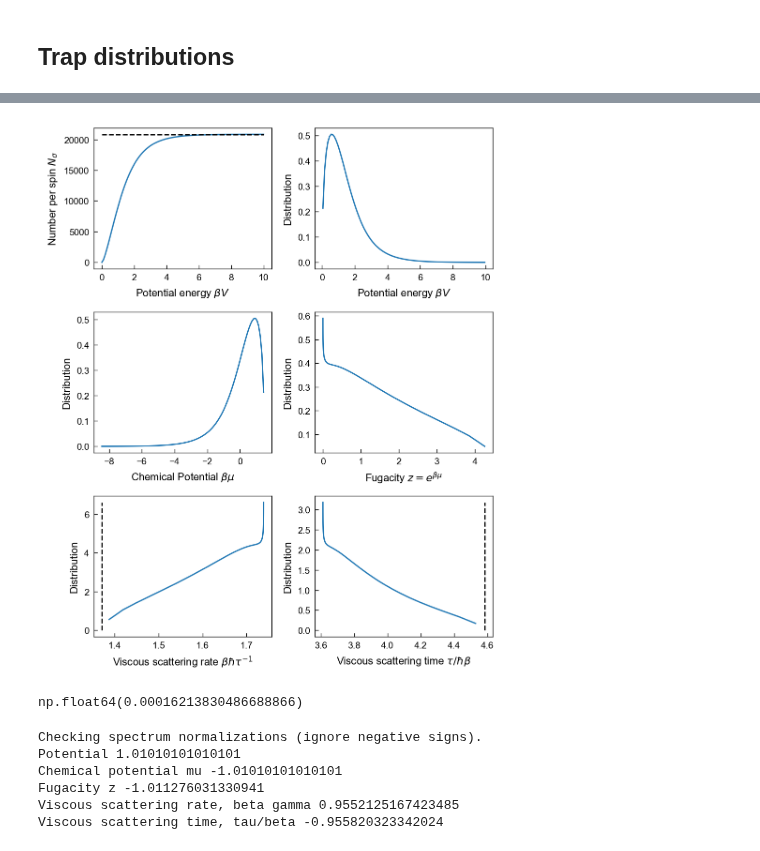
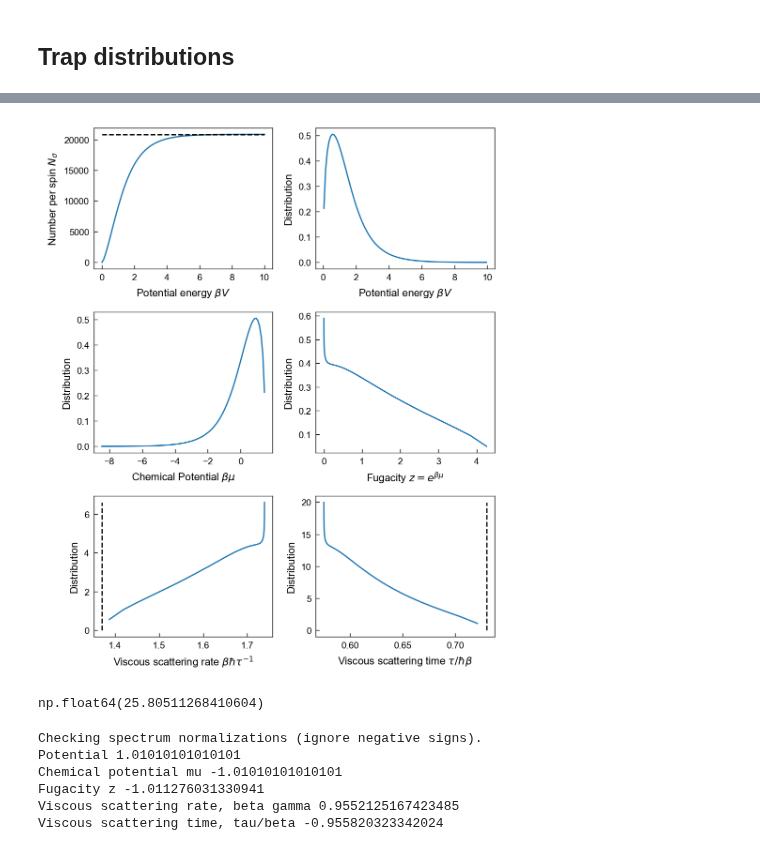
Before and after one commit to colinjdale/ChiPyLab, a Jupyter notebook: examples/plot_unitary_fermi_gas.ipynb, the cells around one changed output, grey strips where cells are left out. Cells and saved outputs as stored; diff of their text form; code cells hidden in the pictures.

```diff
--- a/examples/plot_unitary_fermi_gas.ipynb
+++ b/examples/plot_unitary_fermi_gas.ipynb
@@ -85,42 +85,43 @@ ax.set(xlabel=xlabel, ylabel=ylabel)#, xscale='log')
 ax.plot(zs, z_pdf)
 
 
 ### gamma
 gammas = betagamma(zs)
 gamma_jacobian = 1/0.0892  # Ignoring quadratic term.
 gamma_pdf = z_pdf * gamma_jacobian
 
 # np.trapezoid(Ns_pdf/z_pdf*gamma_jacobian, x=gamma_pdf)
 
 xlabel = r'Viscous scattering rate $\beta\hbar \tau^{-1}$'
 ylabel = r'Distribution'
 
 ax = axs[4]
 ax.set(xlabel=xlabel, ylabel=ylabel)
 ax.plot(gammas, gamma_pdf)
 ax.vlines(TUG.gamma/TUG.T, 0, np.max(gamma_pdf), linestyle='--', color='k')
 
 
 ### tau
-taus = 1/gammas * 2*pi
-tau_jacobian = lambda tau: 1/tau**2 * 2*pi
+taus = 1/(gammas)
+tau_jacobian = lambda tau: 1/tau**2
 tau_pdf = gamma_pdf * tau_jacobian(taus)
 
 xlabel = r'Viscous scattering time $\tau/\hbar\beta$'
 ax = axs[5]
 ax.set(xlabel=xlabel, ylabel=ylabel)#, xscale='log')
 ax.plot(taus, tau_pdf)
-ax.vlines(TUG.tau * TUG.T, 0, np.max(tau_pdf), linestyle='--', color='k')
+ax.vlines(TUG.tau * TUG.T * 2*pi, 0, np.max(tau_pdf), linestyle='--', color='k')
 
 fig.tight_layout()
 plt.show()
 # %% [output]
-[figure, old version]
+[figure, new version]
 # %%
-TUG.T
-TUG.tau/2/pi
+1/TUG.T * 1e6
+
+TUG.tau * 1e6
 # %% [output]
-np.float64(0.00016213830486688866)
+np.float64(25.80511268410604)
 # %%
 print("Checking spectrum normalizations (ignore negative signs).")
 print("Potential", np.trapezoid(V_pdf, x=Vs/TUG.T))
```
Also changed, not shown: parts of 1 cell of this notebook.
